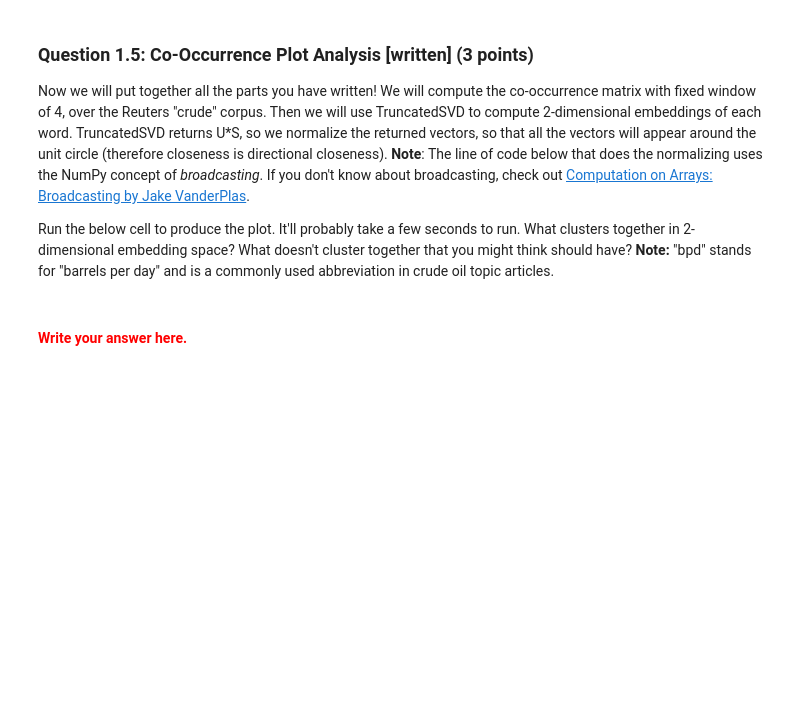
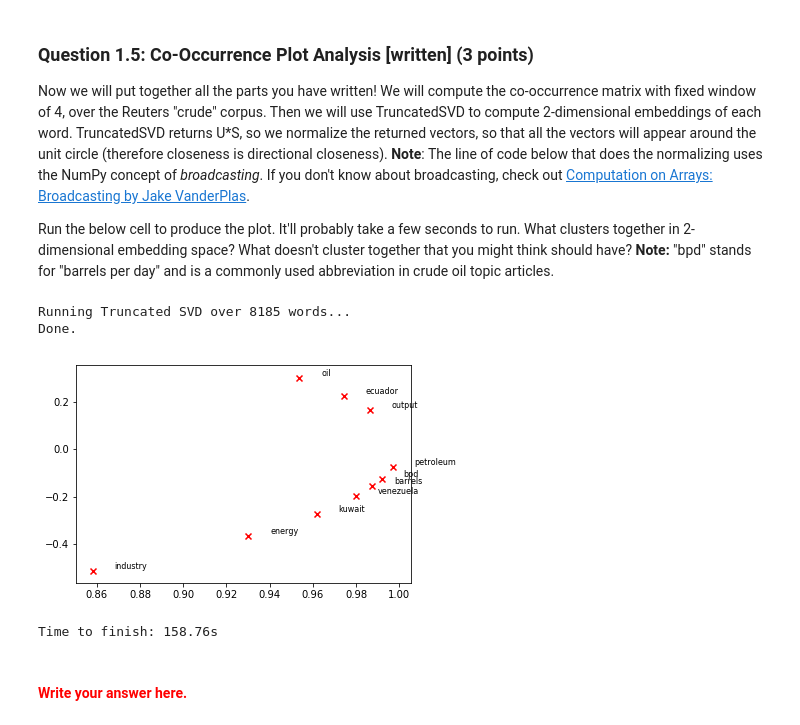
Before and after one commit to capac/Stanford-CS224N-NLP-exercises, a Jupyter notebook: a1/exploring_word_vectors.ipynb, the cells around one changed output. Saved outputs shown, nothing was run; the diff lists cells and outputs as text; code cells hidden in the pictures; blank space fills up the shorter version.

```diff
--- a/a1/exploring_word_vectors.ipynb
+++ b/a1/exploring_word_vectors.ipynb
@@ -209,23 +209,19 @@ def compute_co_occurrence_matrix(corpus, window_size=4):
     # ------------------
     # Write your implementation here.
     M = np.zeros((num_words, num_words))
-    for count, word in enumerate(sorted(words)):
-        word2Ind[word] = count
-    for w_i, count_i in word2Ind.items():
-        for w_j, count_j in word2Ind.items():
-            for corpus_list in corpus:
-                if w_i in corpus_list and w_j in corpus_list:
-                    for p, wd_p in enumerate(corpus_list):
-                        if wd_p == w_i:
-                            for q, wd_q in enumerate(corpus_list):
-                                if wd_q == w_j:
-                                    size = np.abs(p - q)
-                                    if size <= window_size & size != 0:
-                                        M[count_i, count_j] += 1
-                                    else:
-                                        continue
-                else:
-                    continue
+    for center_word in words:
+        index = words.index(center_word)
+        word2Ind[center_word] = index
+        for sentence in corpus:
+            for index_center_word, word in enumerate(sentence):
+                if word == center_word:
+                    for i in range(1, window_size + 1):
+                        if index_center_word - i >= 0:
+                            l_word = sentence[index_center_word - i]
+                            M[index, words.index(l_word)] += 1
+                        if index_center_word + i < len(sentence):
+                            r_word = sentence[index_center_word + i]
+                            M[index, words.index(r_word)] += 1
     # ------------------
 
     return M, word2Ind
@@ -403,17 +399,25 @@ Run the below cell to produce the plot. It'll probably take a few seconds to run
 # %%
 # -----------------------------
 # Run This Cell to Produce Your Plot
 # ------------------------------
+from time import time
+t0 = time()
 reuters_corpus = read_corpus()
 M_co_occurrence, word2Ind_co_occurrence = compute_co_occurrence_matrix(reuters_corpus)
 M_reduced_co_occurrence = reduce_to_k_dim(M_co_occurrence, k=2)
 
 # Rescale (normalize) the rows to make them each of unit-length
 M_lengths = np.linalg.norm(M_reduced_co_occurrence, axis=1)
 M_normalized = M_reduced_co_occurrence / M_lengths[:, np.newaxis] # broadcasting
 
 words = ['barrels', 'bpd', 'ecuador', 'energy', 'industry', 'kuwait', 'oil', 'output', 'petroleum', 'venezuela']
 plot_embeddings(M_normalized, word2Ind_co_occurrence, words)
+print(f'Time to finish: {time() - t0:.2f}s')
+# %% [output]
+Running Truncated SVD over 8185 words...
+Done.
+[figure, added]
+Time to finish: 158.76s
 # %% [markdown]
 #### <font color="red">Write your answer here.</font>
 # %% [markdown]
```
